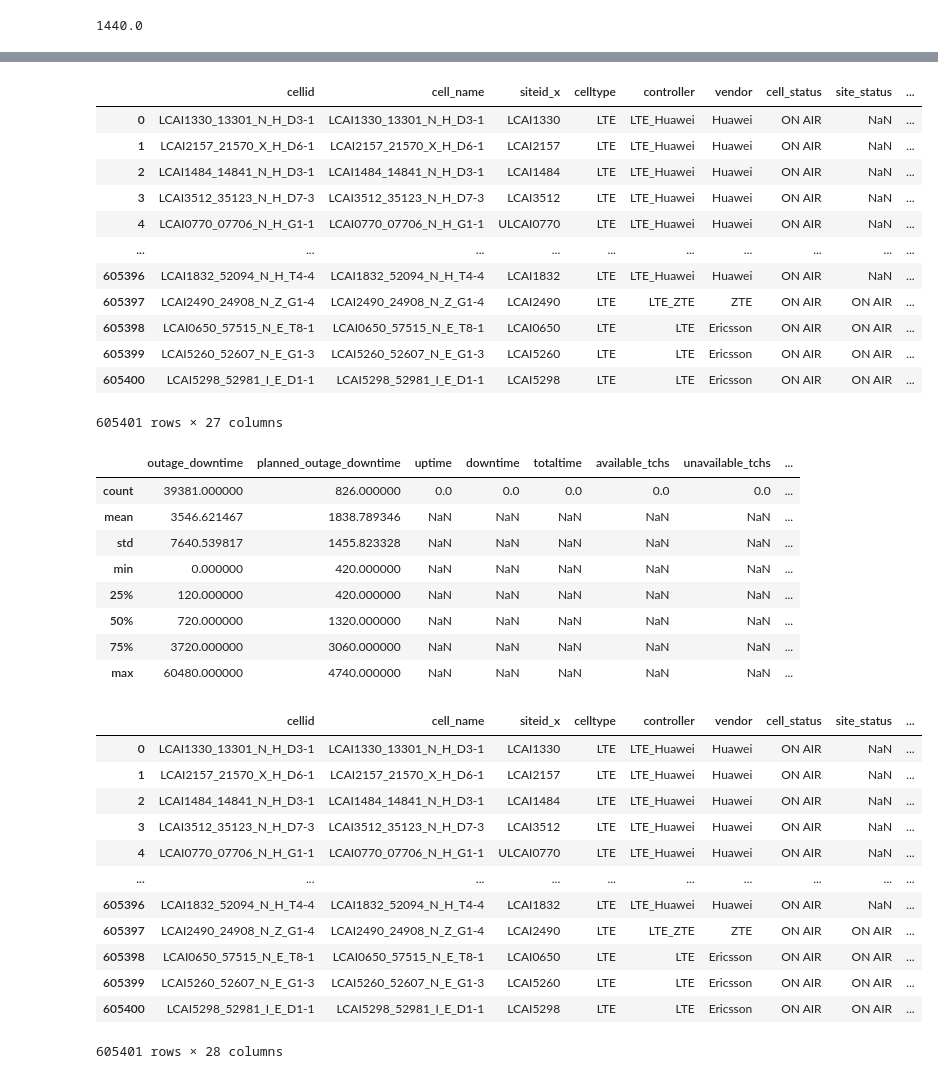
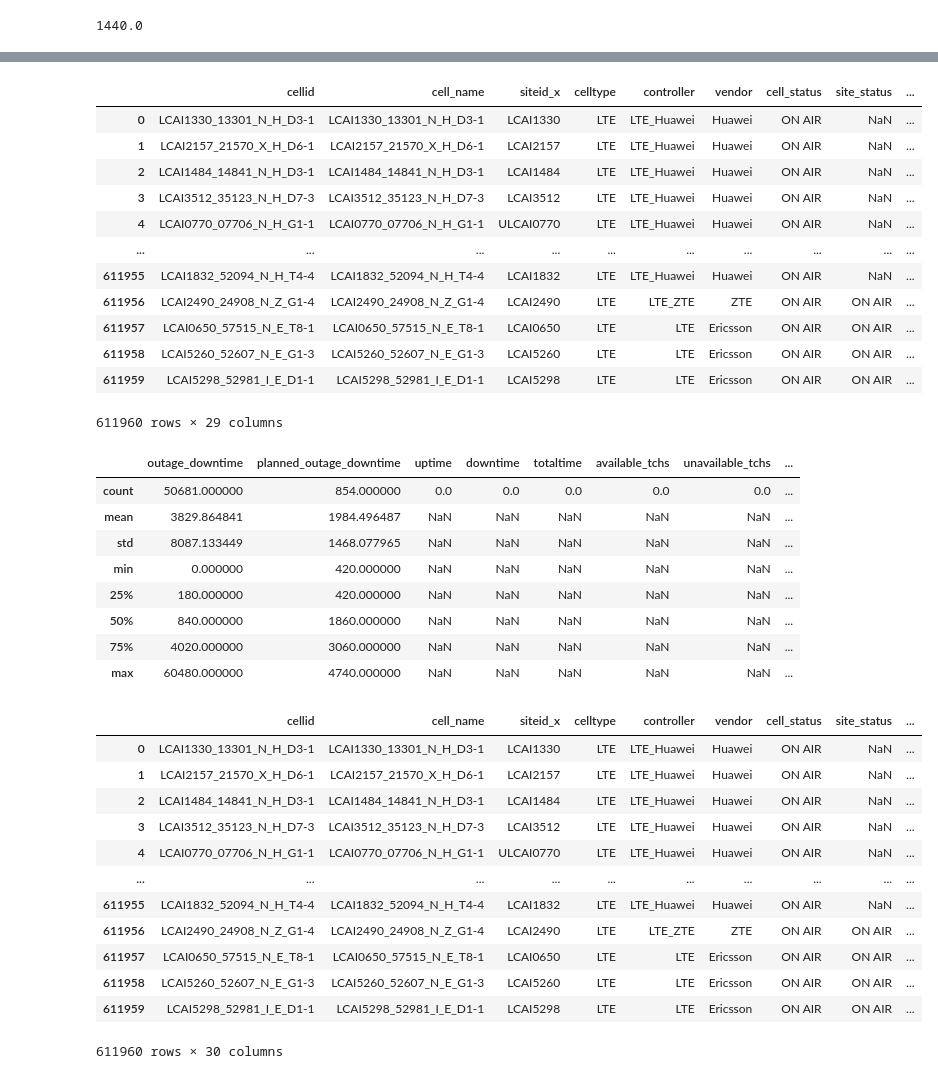
Before and after one commit to Ayman-Abdeen/Tools, a Jupyter notebook: LTE_tool.ipynb, the cells around one changed output, grey strips where cells are left out. Saved outputs shown, nothing was run; the diff lists cells and outputs as text; code cells hidden in the pictures.

```diff
--- a/LTE_tool.ipynb
+++ b/LTE_tool.ipynb
@@ -358,7 +358,7 @@ writer.save()
 # %% [output]
 ValueError: ignored
 # %%
-ava_data = pd.read_csv('/content/drive/MyDrive/LTE/dataframeout1.csv', parse_dates=['dateid'])
+ava_data = pd.read_csv('/content/drive/MyDrive/LTE/dataframeout2.csv', parse_dates=['dateid'])
 # %%
 ava_data
 # %% [output]
@@ -406,3 +400,5 @@ ava_data
+# %%
+ava_data['id']=ava_data['siteid_x'].str[-7:]
 # %%
-outage = pd.read_excel('/content/drive/MyDrive/LTE/Accumulated Outage.xlsx',usecols=[0, 11, 39, 50], names=['siteid_y', 'outage-Down Time - M', 'dateid', 'ServiceType'], parse_dates=['dateid'])
-#outage
+outage = pd.read_excel('/content/drive/MyDrive/LTE/Accumulated Outage.xlsx',usecols=[0,1 , 11, 39, 50], names=['siteid_y', 'id', 'outage-Down Time - M', 'dateid', 'ServiceType'], parse_dates=['dateid'])
+outage
@@ -408,0 +421,2 @@ outage = pd.read_excel('/content/drive/MyDrive/LTE/Accumulated Outage.xlsx',usec
+# %%
+outage = outage[outage['ServiceType'] == 'LTE']
@@ -409,31 +458,31 @@ outage = pd.read_excel('/content/drive/MyDrive/LTE/Accumulated Outage.xlsx',usec
 # %%
-result = pd.merge(ava_data, outage, how="left", on=['dateid','siteid_y'])
+result = pd.merge(ava_data, outage, how="left", on=['dateid','id'])
 result
 # %% [output]
 |  | cellid | cell_name | siteid_x | celltype | controller | vendor | cell_status | site_status | ... |
 | 0 | LCAI1330_13301_N_H_D3-1 | LCAI1330_13301_N_H_D3-1 | LCAI1330 | LTE | LTE_Huawei | Huawei | ON AIR | NaN | ... |
 | 1 | LCAI2157_21570_X_H_D6-1 | LCAI2157_21570_X_H_D6-1 | LCAI2157 | LTE | LTE_Huawei | Huawei | ON AIR | NaN | ... |
 | 2 | LCAI1484_14841_N_H_D3-1 | LCAI1484_14841_N_H_D3-1 | LCAI1484 | LTE | LTE_Huawei | Huawei | ON AIR | NaN | ... |
 | 3 | LCAI3512_35123_N_H_D7-3 | LCAI3512_35123_N_H_D7-3 | LCAI3512 | LTE | LTE_Huawei | Huawei | ON AIR | NaN | ... |
 | 4 | LCAI0770_07706_N_H_G1-1 | LCAI0770_07706_N_H_G1-1 | ULCAI0770 | LTE | LTE_Huawei | Huawei | ON AIR | NaN | ... |
 | ... | ... | ... | ... | ... | ... | ... | ... | ... | ... |
-| 605396 | LCAI1832_52094_N_H_T4-4 | LCAI1832_52094_N_H_T4-4 | LCAI1832 | LTE | LTE_Huawei | Huawei | ON AIR | NaN | ... |
-| 605397 | LCAI2490_24908_N_Z_G1-4 | LCAI2490_24908_N_Z_G1-4 | LCAI2490 | LTE | LTE_ZTE | ZTE | ON AIR | ON AIR | ... |
-| 605398 | LCAI0650_57515_N_E_T8-1 | LCAI0650_57515_N_E_T8-1 | LCAI0650 | LTE | LTE | Ericsson | ON AIR | ON AIR | ... |
-| 605399 | LCAI5260_52607_N_E_G1-3 | LCAI5260_52607_N_E_G1-3 | LCAI5260 | LTE | LTE | Ericsson | ON AIR | ON AIR | ... |
-| 605400 | LCAI5298_52981_I_E_D1-1 | LCAI5298_52981_I_E_D1-1 | LCAI5298 | LTE | LTE | Ericsson | ON AIR | ON AIR | ... |
+| 611955 | LCAI1832_52094_N_H_T4-4 | LCAI1832_52094_N_H_T4-4 | LCAI1832 | LTE | LTE_Huawei | Huawei | ON AIR | NaN | ... |
+| 611956 | LCAI2490_24908_N_Z_G1-4 | LCAI2490_24908_N_Z_G1-4 | LCAI2490 | LTE | LTE_ZTE | ZTE | ON AIR | ON AIR | ... |
+| 611957 | LCAI0650_57515_N_E_T8-1 | LCAI0650_57515_N_E_T8-1 | LCAI0650 | LTE | LTE | Ericsson | ON AIR | ON AIR | ... |
+| 611958 | LCAI5260_52607_N_E_G1-3 | LCAI5260_52607_N_E_G1-3 | LCAI5260 | LTE | LTE | Ericsson | ON AIR | ON AIR | ... |
+| 611959 | LCAI5298_52981_I_E_D1-1 | LCAI5298_52981_I_E_D1-1 | LCAI5298 | LTE | LTE | Ericsson | ON AIR | ON AIR | ... |
-605401 rows × 27 columns
+611960 rows × 29 columns
 # %%
 result.describe()
 # %% [output]
 |  | outage_downtime | planned_outage_downtime | uptime | downtime | totaltime | available_tchs | unavailable_tchs | ... |
-| count | 39381.000000 | 826.000000 | 0.0 | 0.0 | 0.0 | 0.0 | 0.0 | ... |
-| mean | 3546.621467 | 1838.789346 | NaN | NaN | NaN | NaN | NaN | ... |
-| std | 7640.539817 | 1455.823328 | NaN | NaN | NaN | NaN | NaN | ... |
+| count | 50681.000000 | 854.000000 | 0.0 | 0.0 | 0.0 | 0.0 | 0.0 | ... |
+| mean | 3829.864841 | 1984.496487 | NaN | NaN | NaN | NaN | NaN | ... |
+| std | 8087.133449 | 1468.077965 | NaN | NaN | NaN | NaN | NaN | ... |
 | min | 0.000000 | 420.000000 | NaN | NaN | NaN | NaN | NaN | ... |
-| 25% | 120.000000 | 420.000000 | NaN | NaN | NaN | NaN | NaN | ... |
-| 50% | 720.000000 | 1320.000000 | NaN | NaN | NaN | NaN | NaN | ... |
-| 75% | 3720.000000 | 3060.000000 | NaN | NaN | NaN | NaN | NaN | ... |
+| 25% | 180.000000 | 420.000000 | NaN | NaN | NaN | NaN | NaN | ... |
+| 50% | 840.000000 | 1860.000000 | NaN | NaN | NaN | NaN | NaN | ... |
+| 75% | 4020.000000 | 3060.000000 | NaN | NaN | NaN | NaN | NaN | ... |
 | max | 60480.000000 | 4740.000000 | NaN | NaN | NaN | NaN | NaN | ... |
 # %%
 result['Total Down Time - M'] = result['Down Time - M'] + result['outage-Down Time - M']
@@ -447,9 +496,9 @@ result
 | 3 | LCAI3512_35123_N_H_D7-3 | LCAI3512_35123_N_H_D7-3 | LCAI3512 | LTE | LTE_Huawei | Huawei | ON AIR | NaN | ... |
 | 4 | LCAI0770_07706_N_H_G1-1 | LCAI0770_07706_N_H_G1-1 | ULCAI0770 | LTE | LTE_Huawei | Huawei | ON AIR | NaN | ... |
 | ... | ... | ... | ... | ... | ... | ... | ... | ... | ... |
-| 605396 | LCAI1832_52094_N_H_T4-4 | LCAI1832_52094_N_H_T4-4 | LCAI1832 | LTE | LTE_Huawei | Huawei | ON AIR | NaN | ... |
-| 605397 | LCAI2490_24908_N_Z_G1-4 | LCAI2490_24908_N_Z_G1-4 | LCAI2490 | LTE | LTE_ZTE | ZTE | ON AIR | ON AIR | ... |
-| 605398 | LCAI0650_57515_N_E_T8-1 | LCAI0650_57515_N_E_T8-1 | LCAI0650 | LTE | LTE | Ericsson | ON AIR | ON AIR | ... |
-| 605399 | LCAI5260_52607_N_E_G1-3 | LCAI5260_52607_N_E_G1-3 | LCAI5260 | LTE | LTE | Ericsson | ON AIR | ON AIR | ... |
-| 605400 | LCAI5298_52981_I_E_D1-1 | LCAI5298_52981_I_E_D1-1 | LCAI5298 | LTE | LTE | Ericsson | ON AIR | ON AIR | ... |
+| 611955 | LCAI1832_52094_N_H_T4-4 | LCAI1832_52094_N_H_T4-4 | LCAI1832 | LTE | LTE_Huawei | Huawei | ON AIR | NaN | ... |
+| 611956 | LCAI2490_24908_N_Z_G1-4 | LCAI2490_24908_N_Z_G1-4 | LCAI2490 | LTE | LTE_ZTE | ZTE | ON AIR | ON AIR | ... |
+| 611957 | LCAI0650_57515_N_E_T8-1 | LCAI0650_57515_N_E_T8-1 | LCAI0650 | LTE | LTE | Ericsson | ON AIR | ON AIR | ... |
+| 611958 | LCAI5260_52607_N_E_G1-3 | LCAI5260_52607_N_E_G1-3 | LCAI5260 | LTE | LTE | Ericsson | ON AIR | ON AIR | ... |
+| 611959 | LCAI5298_52981_I_E_D1-1 | LCAI5298_52981_I_E_D1-1 | LCAI5298 | LTE | LTE | Ericsson | ON AIR | ON AIR | ... |
-605401 rows × 28 columns
+611960 rows × 30 columns
```
Also changed, not shown: parts of 10 cells of this notebook.
